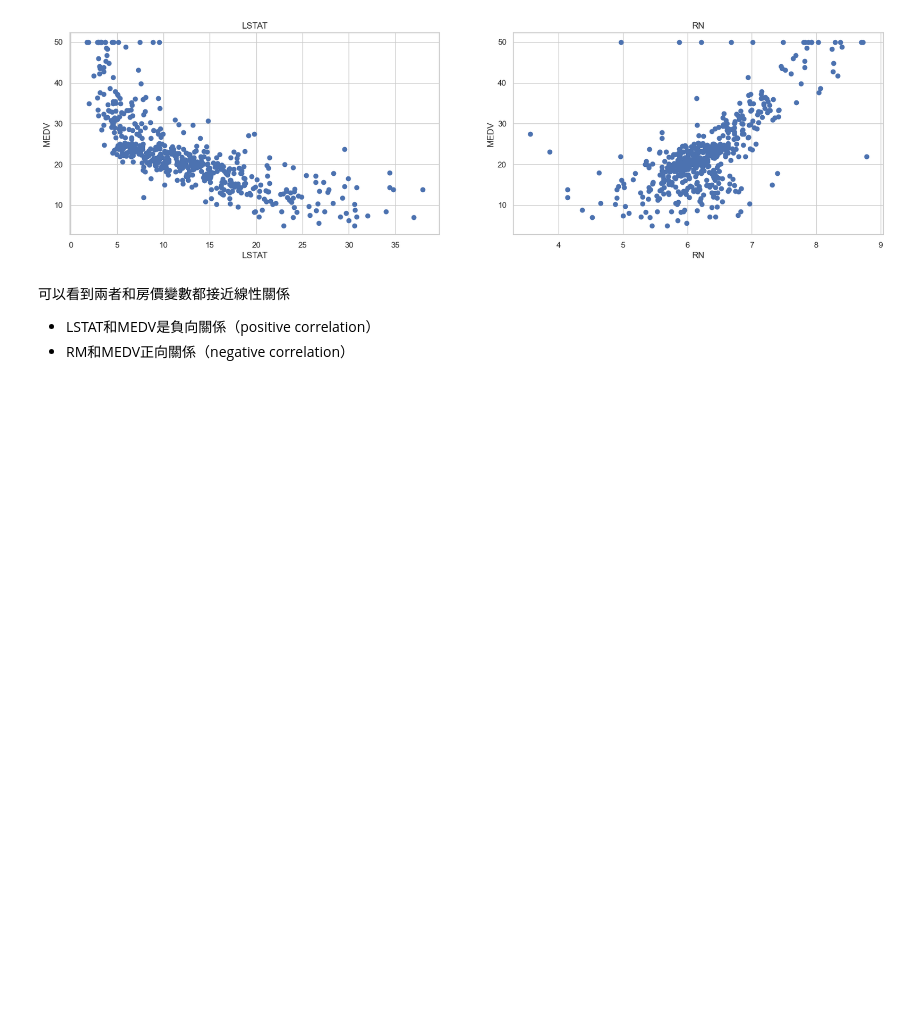
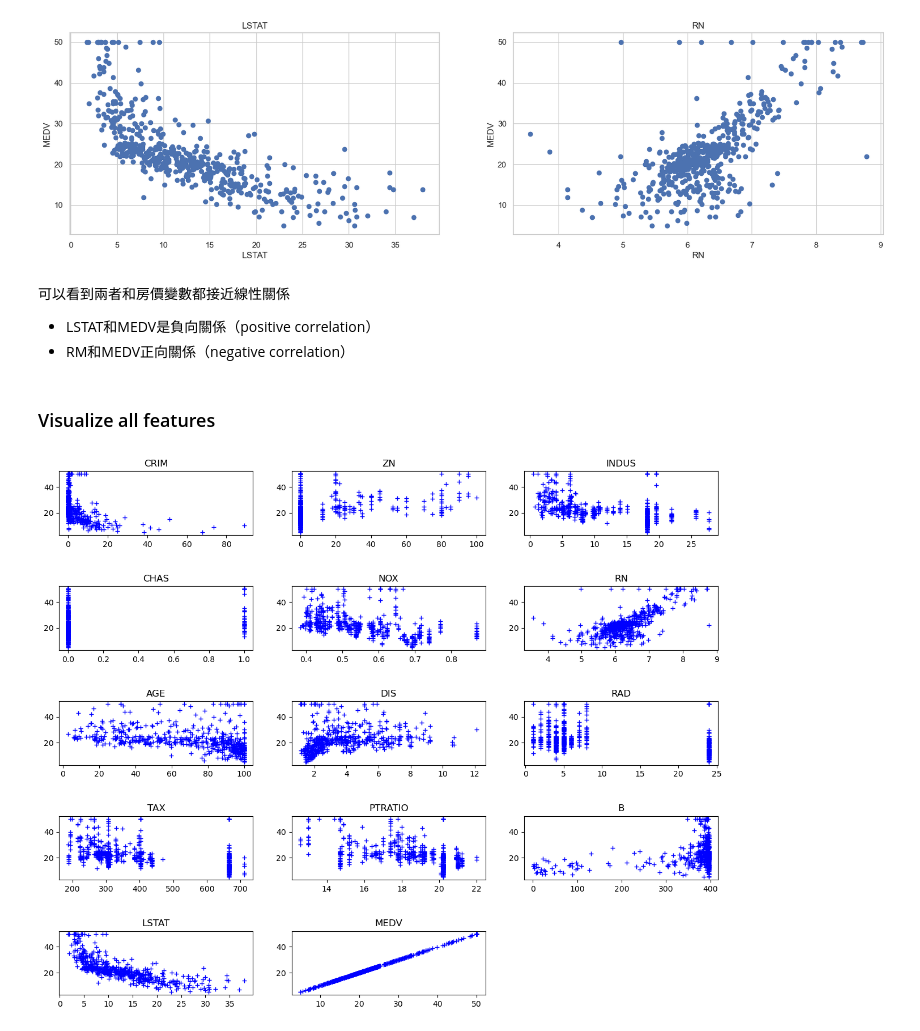
Before and after one commit to eclairsameal/learn_ml_use_boston_data, a Jupyter notebook: Pretreatment.ipynb, the cells around one changed output. Drawn from its saved outputs; the diff is of its cells as text; code cells hidden in the pictures; blank space fills up the shorter version.

```diff
--- a/Pretreatment.ipynb
+++ b/Pretreatment.ipynb
@@ -120,3 +121,18 @@ for i, col in enumerate(features):
 可以看到兩者和房價變數都接近線性關係
 * LSTAT和MEDV是負向關係（positive correlation）
 * RM和MEDV正向關係（negative correlation）
+# %% [markdown]
+### Visualize all features
+# %%
+plt.figure(figsize=(15, 12))
+columns = 3  # Specify the number of images in a row
+rows = math.ceil(len(df_boston_housing.columns) / columns)
+
+for i in range(len(df_boston_housing.columns)):
+    plt.subplot(rows, columns, i + 1)  # Specift the location of the image
+    plt.plot(df_boston_housing[df_boston_housing.columns[i]], df_boston_housing['MEDV'], "b+")  # Draw relevant points
+    plt.title(df_boston_housing.columns[i])  # Specify a title for each subplot
+plt.subplots_adjust(hspace=0.8)  # Adjust the margins between images
+plt.show()  # show images
+# %% [output]
+[figure, added]
```
Also changed, not shown: parts of 2 cells of this notebook.
